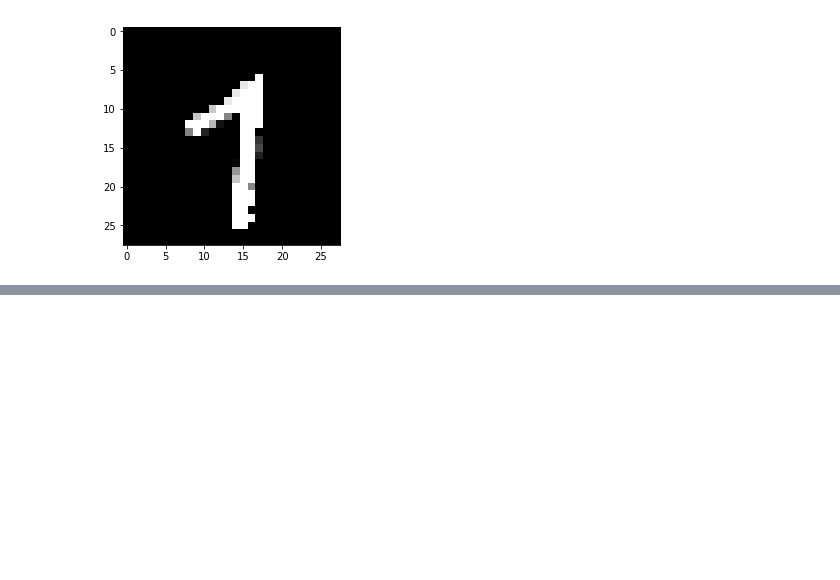
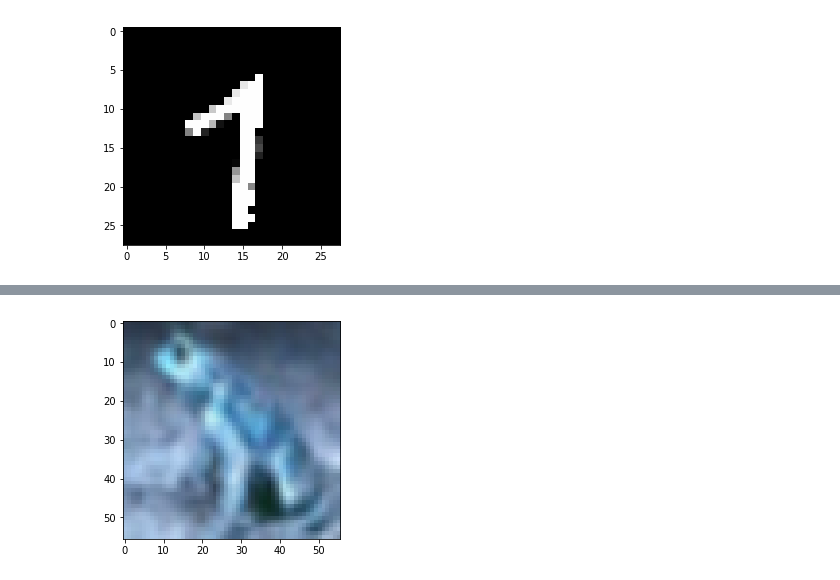
Before and after one commit to pabloppp/Machine-Learning-Lab, a Jupyter notebook: pixelcnn/pixelcnn.ipynb, the cells around one changed output, grey strips where cells are left out. Saved outputs shown, nothing was run; the diff lists cells and outputs as text; code cells hidden in the pictures; blank space fills up the shorter version.

```diff
--- a/pixelcnn/pixelcnn.ipynb
+++ b/pixelcnn/pixelcnn.ipynb
@@ -417,0 +382,13 @@ sample(num_samples = 5)
+# %%
+# let's try with RGB image recolorizartion conditioning
+transform = torchvision.transforms.Compose([
+    torchvision.transforms.Resize(56),
+    torchvision.transforms.Lambda(lambda x: x.convert('YCbCr')),
+    torchvision.transforms.ToTensor()
+])
+cifar = torchvision.datasets.CIFAR10('data', train=True, transform=transform, download=True)
+sampler = SubsetRandomSampler(range(5000))
+dataloader = DataLoader(cifar, batch_size=32, sampler=sampler)
+
+sampler_test = SubsetRandomSampler(range(5000, 6000))
+dataloader_test = DataLoader(cifar, batch_size=32, sampler=sampler_test)
@@ -417,0 +397,10 @@ sample(num_samples = 5)
+# %%
+images, _ = next(iter(dataloader))
+images.shape
+
+image = cv2.cvtColor(images[0].permute(1, 2, 0).numpy(), cv2.COLOR_YCrCb2RGB)
+
+plt.imshow(image)
+plt.show()
+# %% [output]
+[figure, added]
```
Also changed, not shown: parts of 23 cells of this notebook, 1 other file.
